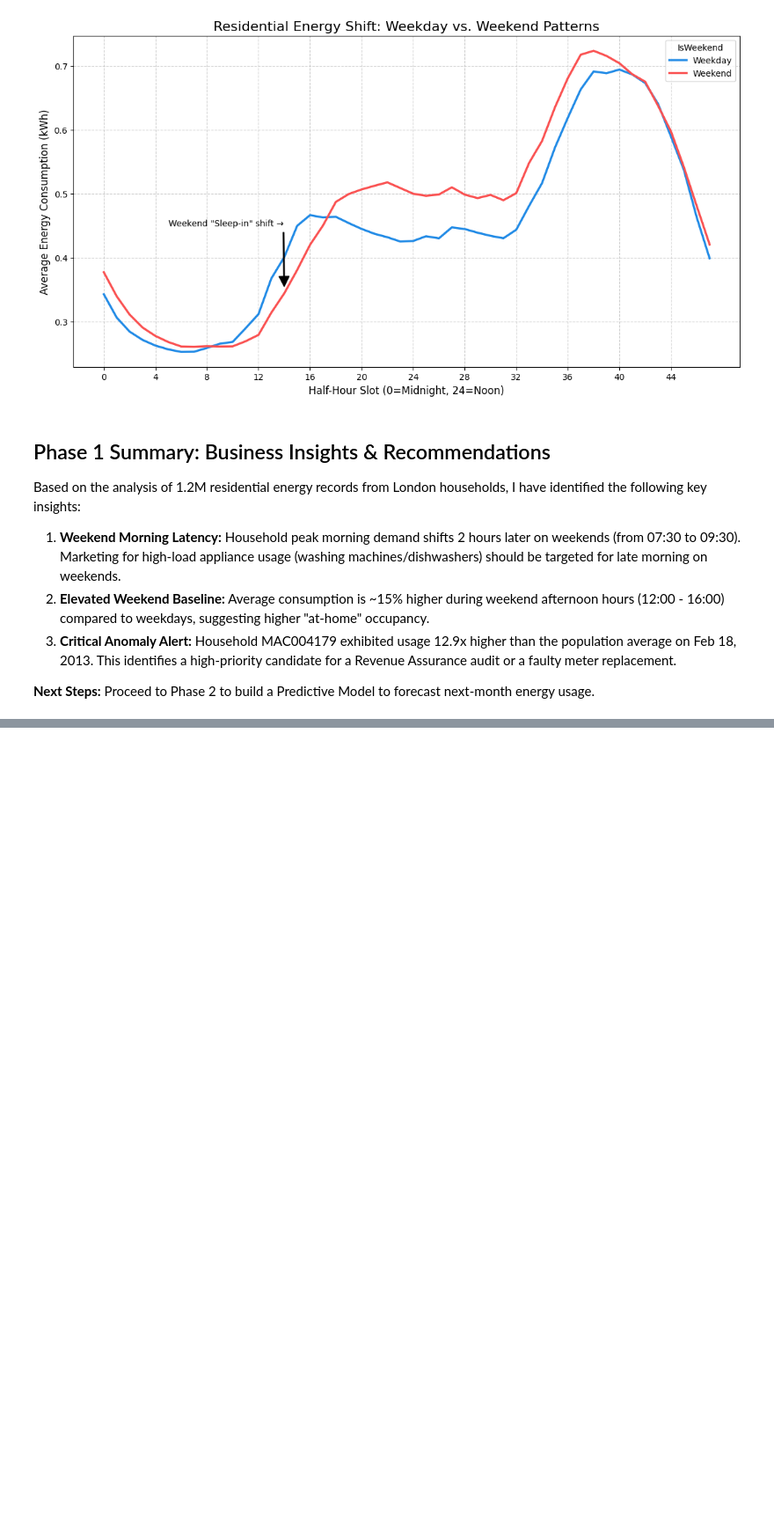
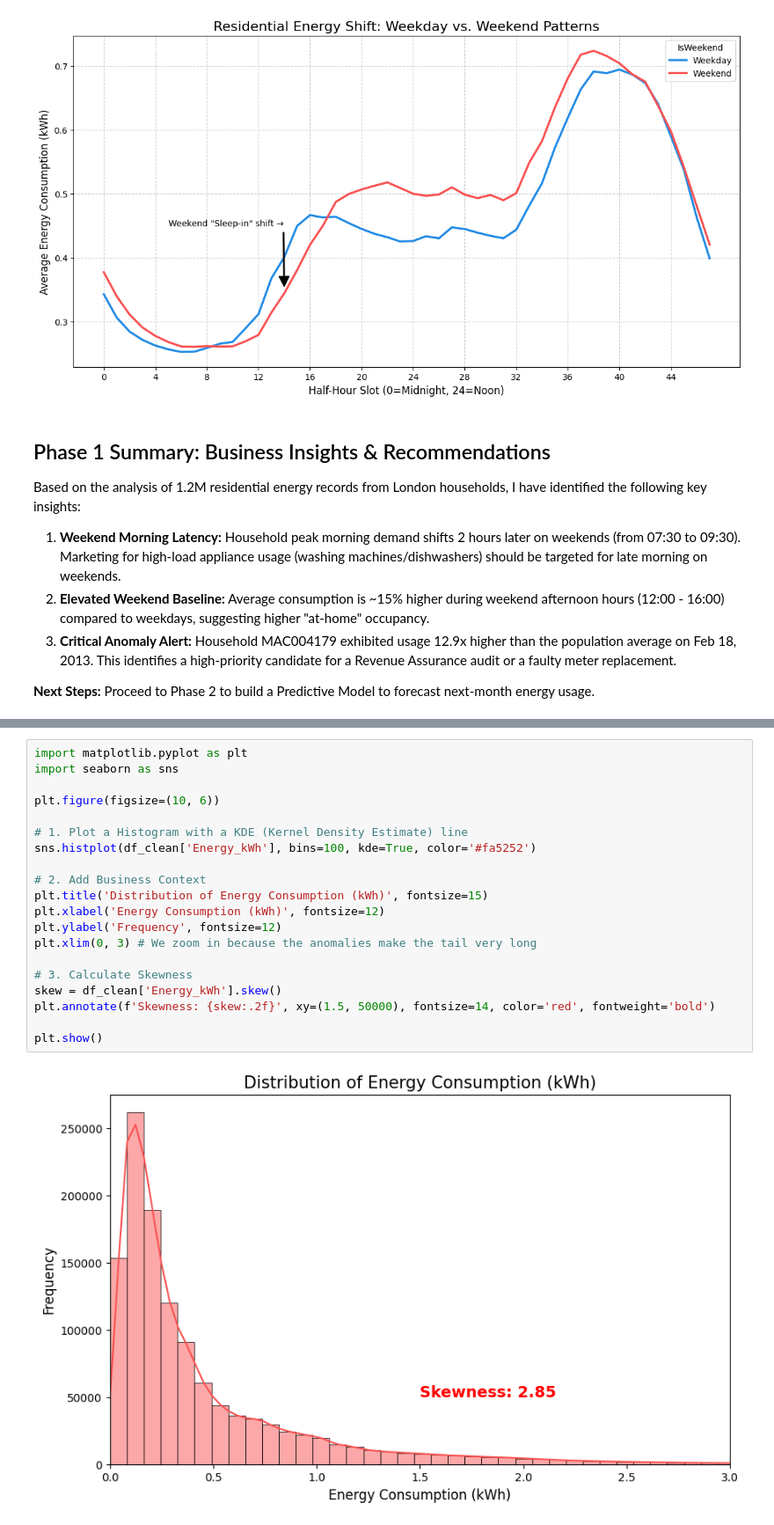
Before and after one commit to Kennyg-w/smart-meter-energy-analysis, a Jupyter notebook: notebooks/analysis.ipynb, the cells around one changed output, grey strips where cells are left out. Shown at 88% size. Drawn from its saved outputs; the diff is of its cells as text; blank space fills up the shorter version.

```diff
--- a/notebooks/analysis.ipynb
+++ b/notebooks/analysis.ipynb
@@ -266,0 +297,22 @@ Based on the analysis of 1.2M residential energy records from London households,
+# %%
+import matplotlib.pyplot as plt
+import seaborn as sns
+
+plt.figure(figsize=(10, 6))
+
+# 1. Plot a Histogram with a KDE (Kernel Density Estimate) line
+sns.histplot(df_clean['Energy_kWh'], bins=100, kde=True, color='#fa5252')
+
+# 2. Add Business Context
+plt.title('Distribution of Energy Consumption (kWh)', fontsize=15)
+plt.xlabel('Energy Consumption (kWh)', fontsize=12)
+plt.ylabel('Frequency', fontsize=12)
+plt.xlim(0, 3) # We zoom in because the anomalies make the tail very long
+
+# 3. Calculate Skewness
+skew = df_clean['Energy_kWh'].skew()
+plt.annotate(f'Skewness: {skew:.2f}', xy=(1.5, 50000), fontsize=14, color='red', fontweight='bold')
+
+plt.show()
+# %% [output]
+[figure, added]
```
Also changed, not shown: parts of 6 cells of this notebook.
